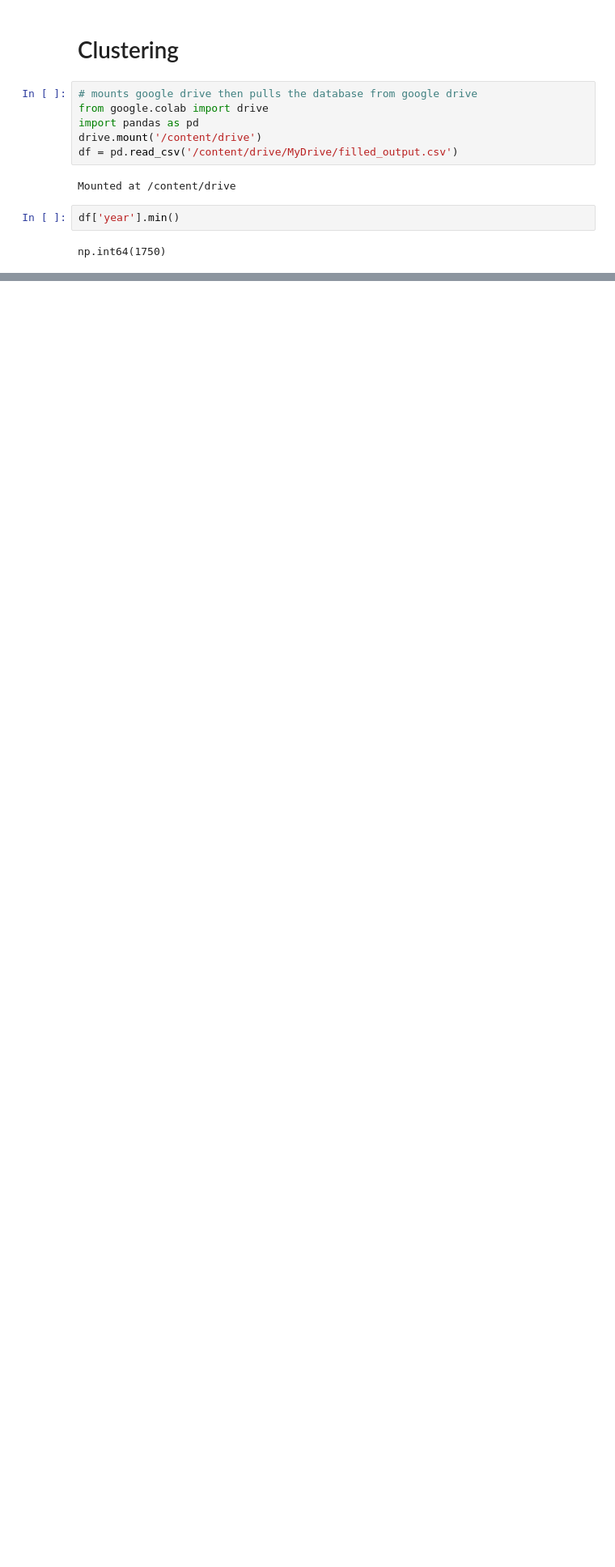
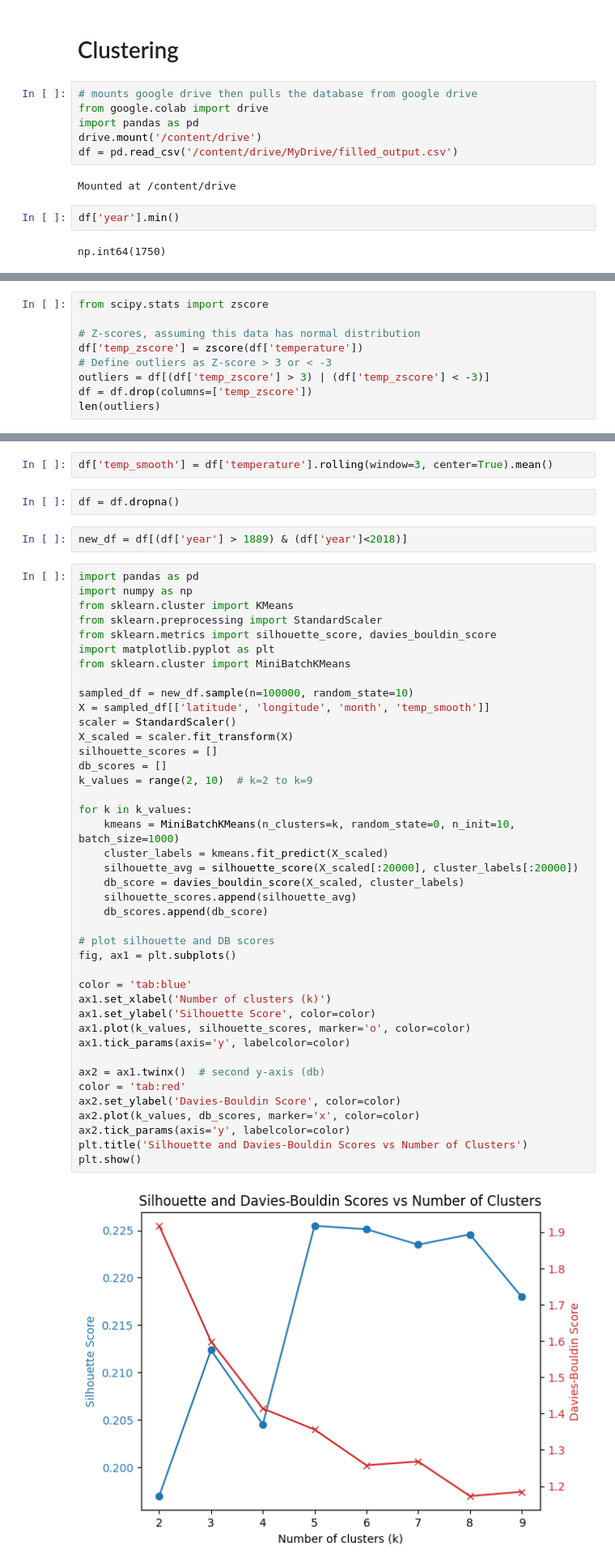
Before and after one commit to Ekeggg/colab, a Jupyter notebook: Untitled1.ipynb, the cells around one changed output, grey strips where cells are left out. Shown at 81% size. Saved outputs shown, nothing was run; the diff lists cells and outputs as text; blank space fills up the shorter version.

```diff
--- a/Untitled1.ipynb
+++ b/Untitled1.ipynb
@@ -647,3 +524,12 @@ Group C: antarctica and north of north america, and some parts of russia
 Group D: northeast russia
 
 this seems pretty inaccurate from the real world, as el nino affects most of north america, brazil, australia, indonesia and south africa and makes those areas hotter. in La nina, most of those same areas become cooler. my map doesnt reflect that. It may be because my clustering keeps month to month noise while the effects of el nino and la nina are seasonal to yearly because each year there could be variance or outliers during the same ENSO conditions. Some areas need to be unclustered.
+# %%
+from scipy.stats import zscore
+
+# Z-scores, assuming this data has normal distribution
+df['temp_zscore'] = zscore(df['temperature'])
+# Define outliers as Z-score > 3 or < -3
+outliers = df[(df['temp_zscore'] > 3) | (df['temp_zscore'] < -3)]
+df = df.drop(columns=['temp_zscore'])
+len(outliers)
@@ -649,0 +538,49 @@ this seems pretty inaccurate from the real world, as el nino affects most of nor
+# %%
+df['temp_smooth'] = df['temperature'].rolling(window=3, center=True).mean()
+# %%
+df = df.dropna()
+# %%
+new_df = df[(df['year'] > 1889) & (df['year']<2018)]
+# %%
+import pandas as pd
+import numpy as np
+from sklearn.cluster import KMeans
+from sklearn.preprocessing import StandardScaler
+from sklearn.metrics import silhouette_score, davies_bouldin_score
+import matplotlib.pyplot as plt
+from sklearn.cluster import MiniBatchKMeans
+
+sampled_df = new_df.sample(n=100000, random_state=10)
+X = sampled_df[['latitude', 'longitude', 'month', 'temp_smooth']]
+scaler = StandardScaler()
+X_scaled = scaler.fit_transform(X)
+silhouette_scores = []
+db_scores = []
+k_values = range(2, 10)  # k=2 to k=9
+
+for k in k_values:
+    kmeans = MiniBatchKMeans(n_clusters=k, random_state=0, n_init=10, batch_size=1000)
+    cluster_labels = kmeans.fit_predict(X_scaled)
+    silhouette_avg = silhouette_score(X_scaled[:20000], cluster_labels[:20000])
+    db_score = davies_bouldin_score(X_scaled, cluster_labels)
+    silhouette_scores.append(silhouette_avg)
+    db_scores.append(db_score)
+
+# plot silhouette and DB scores
+fig, ax1 = plt.subplots()
+
+color = 'tab:blue'
+ax1.set_xlabel('Number of clusters (k)')
+ax1.set_ylabel('Silhouette Score', color=color)
+ax1.plot(k_values, silhouette_scores, marker='o', color=color)
+ax1.tick_params(axis='y', labelcolor=color)
+
+ax2 = ax1.twinx()  # second y-axis (db)
+color = 'tab:red'
+ax2.set_ylabel('Davies-Bouldin Score', color=color)
+ax2.plot(k_values, db_scores, marker='x', color=color)
+ax2.tick_params(axis='y', labelcolor=color)
+plt.title('Silhouette and Davies-Bouldin Scores vs Number of Clusters')
+plt.show()
+# %% [output]
+[figure, added]
```
Also changed, not shown: parts of 10 cells of this notebook.
